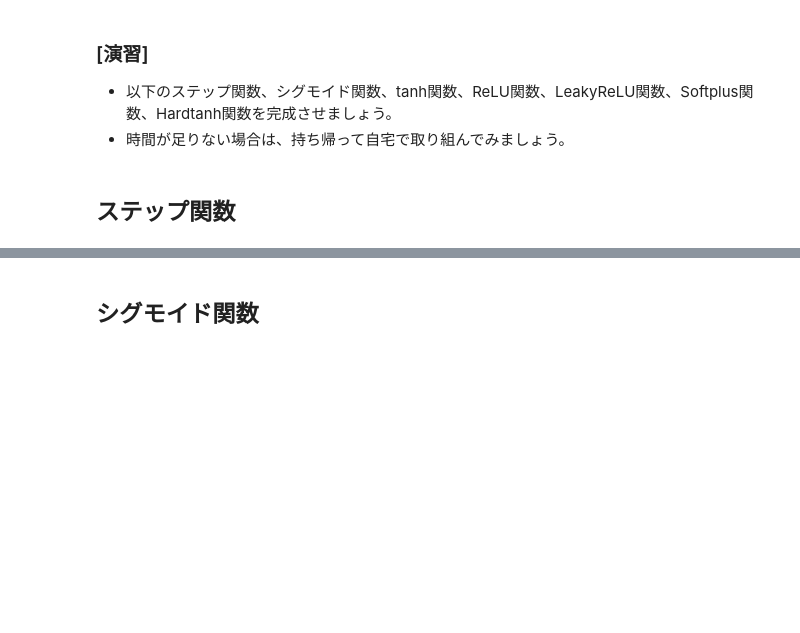
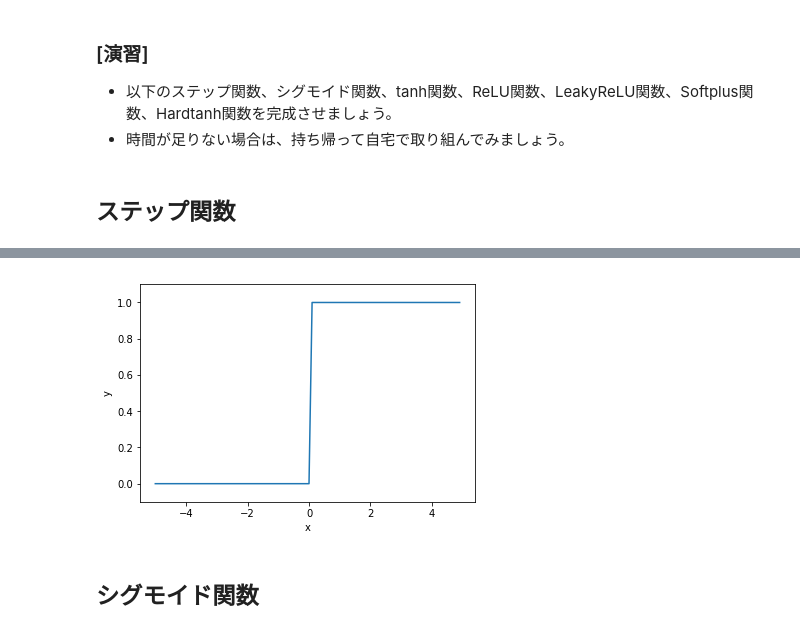
Before and after one commit to dychi/skillup-ai, a Jupyter notebook: DL_Course/Day1/2_notebook/1_2_activation_function_trainee.ipynb, the cells around one changed output, grey strips where cells are left out. Cells and saved outputs as stored; diff of their text form; code cells hidden in the pictures; blank space fills up the shorter version.

```diff
--- a/DL_Course/Day1/2_notebook/1_2_activation_function_trainee.ipynb
+++ b/DL_Course/Day1/2_notebook/1_2_activation_function_trainee.ipynb
@@ -32,14 +37,17 @@ np.array([True, False]).astype(np.int)
 # %%
 def step(x):
-    return
+    return (x > 0) * 1
+    # return np.array(x > 0).astype(np.int)
 
 x = np.arange(-5,5,0.1)
 y = step(x)
 plt.plot(x,y)
 plt.xlabel("x")
 plt.ylabel("y")
 plt.ylim([-0.1,1.1])
 plt.show()
+# %% [output]
+[figure, added]
 # %% [markdown]
 ## シグモイド関数
 # %% [markdown]
```
Also changed, not shown: parts of 10 cells of this notebook, 7 other files.
